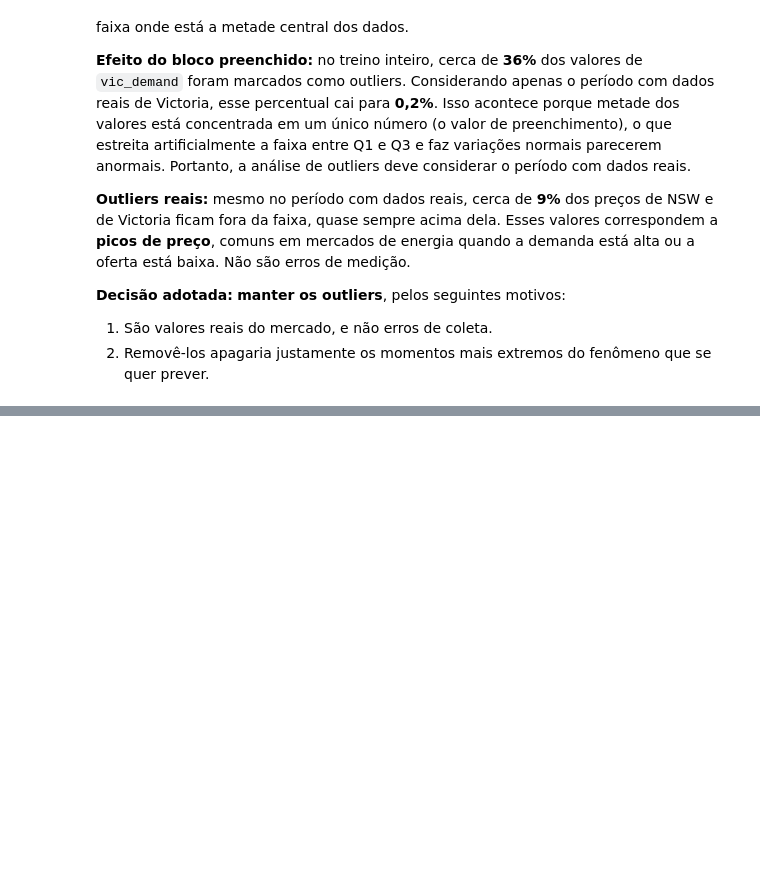
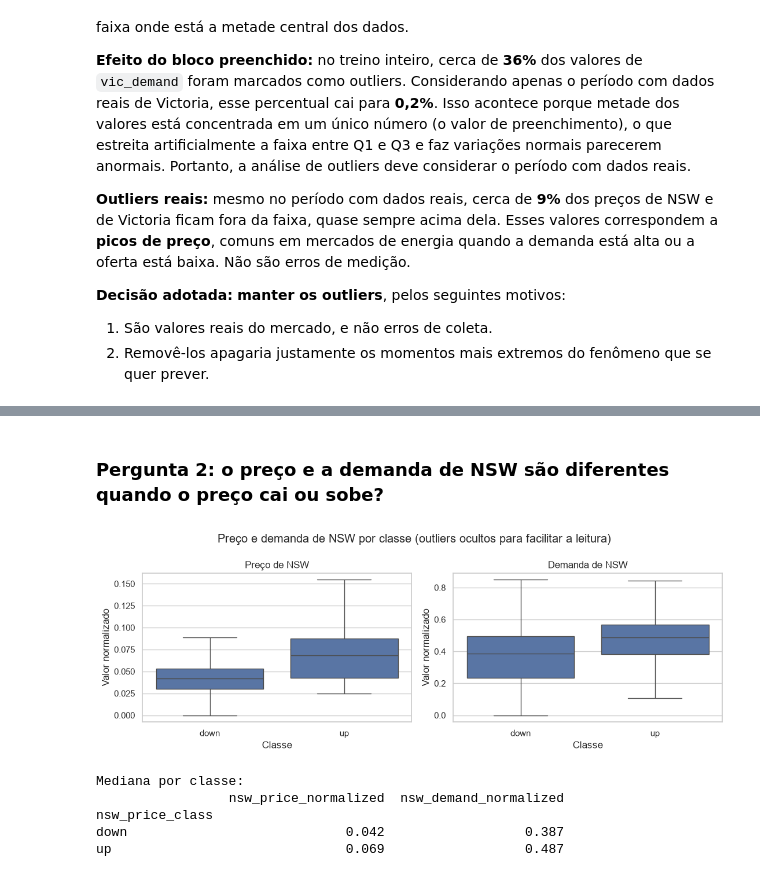
Before and after one commit to eshernandes/aprendizado-maquina-electricity, a Jupyter notebook: notebooks/electricity.ipynb, the cells around one changed output, grey strips where cells are left out. Saved outputs shown, nothing was run; the diff lists cells and outputs as text; code cells hidden in the pictures; blank space fills up the shorter version.

```diff
--- a/notebooks/electricity.ipynb
+++ b/notebooks/electricity.ipynb
@@ -229,0 +316,26 @@ A detecção de outliers foi feita pela **regra do IQR**: um valor é considerad
+# %% [markdown]
+### Pergunta 2: o preço e a demanda de NSW são diferentes quando o preço cai ou sobe?
+# %%
+variaveis_nsw = {"nsw_price_normalized": "Preço de NSW",
+                 "nsw_demand_normalized": "Demanda de NSW"}
+
+fig, eixos = plt.subplots(1, 2, figsize=(11, 4))
+for ax, (coluna, nome) in zip(eixos, variaveis_nsw.items()):
+    sns.boxplot(x=train[TARGET], y=train[coluna], order=["down", "up"],
+                showfliers=False, ax=ax)
+    ax.set_title(nome)
+    ax.set_xlabel("Classe")
+    ax.set_ylabel("Valor normalizado")
+fig.suptitle("Preço e demanda de NSW por classe (outliers ocultos para facilitar a leitura)")
+plt.tight_layout()
+plt.show()
+
+print("Mediana por classe:")
+print(train.groupby(TARGET)[list(variaveis_nsw)].median().round(3))
+# %% [output]
+[figure, added]
+Mediana por classe:
+                 nsw_price_normalized  nsw_demand_normalized
+nsw_price_class
+down                            0.042                  0.387
+up                              0.069                  0.487
```
Also changed, not shown: parts of 27 cells of this notebook.
